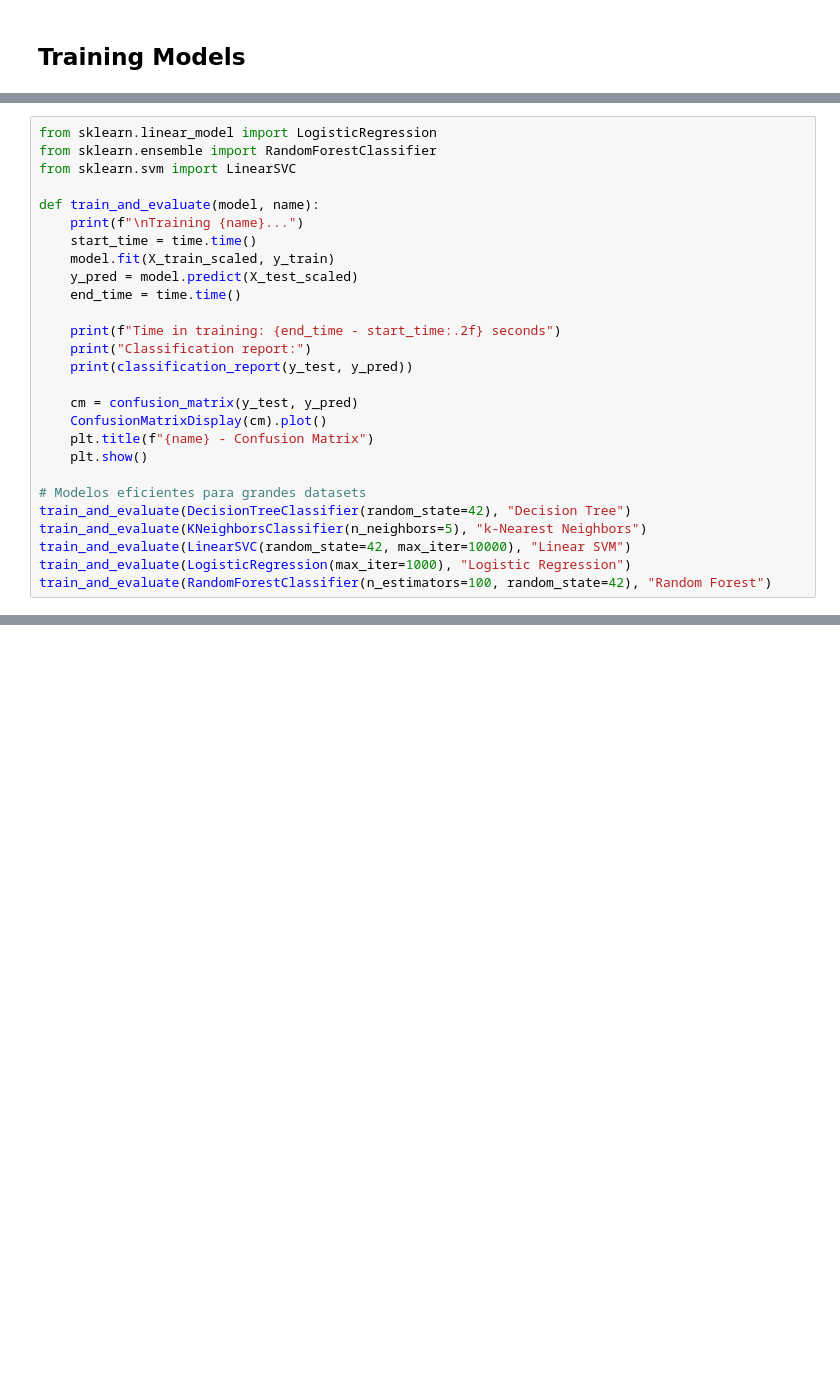
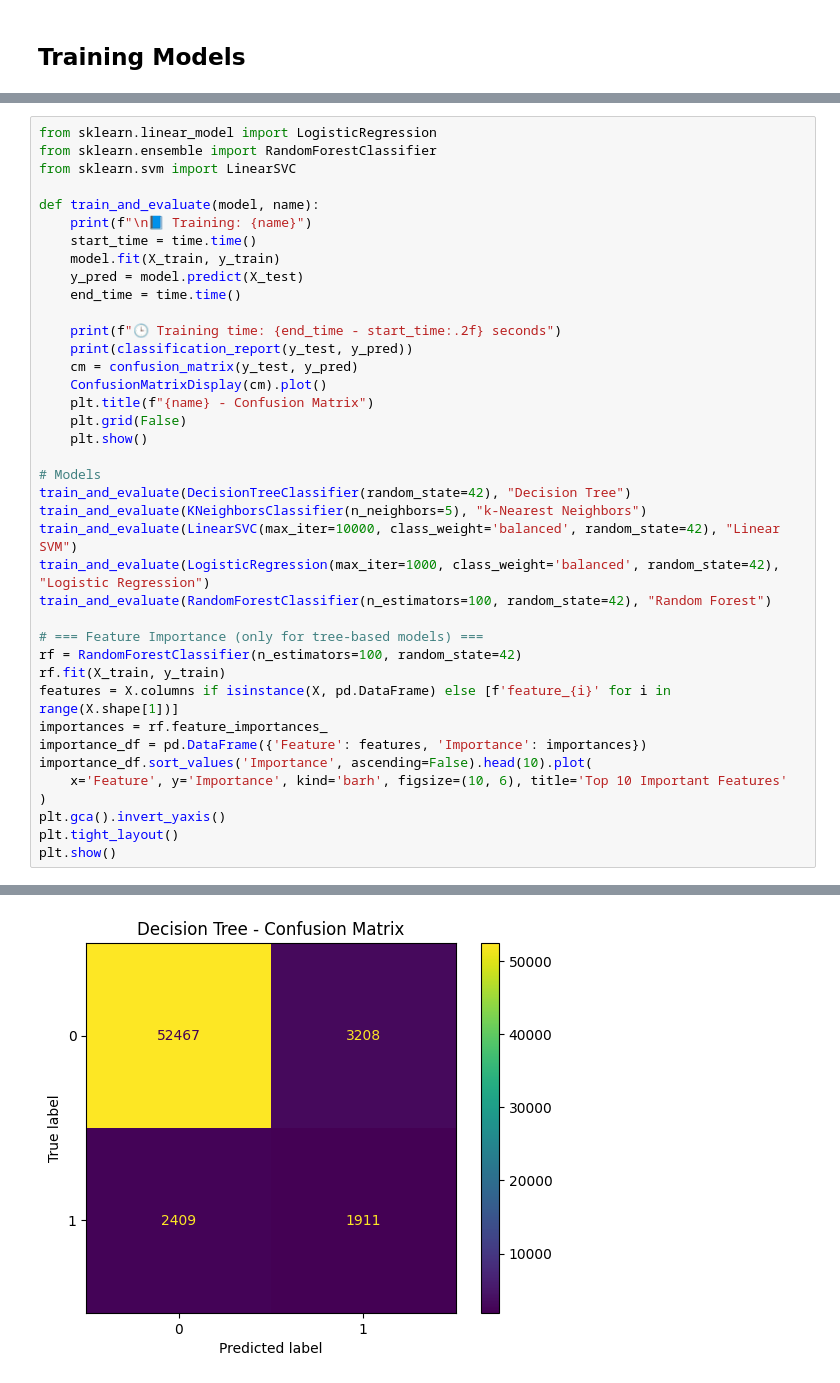
Before and after one commit to joaopcastro710/Proj_AI, a Jupyter notebook: Project 2/Proj2.ipynb, the cells around one changed output, grey strips where cells are left out. Cells and saved outputs as stored; diff of their text form; blank space fills up the shorter version.

Commit message:
Model updates

```diff
--- a/Project 2/Proj2.ipynb
+++ b/Project 2/Proj2.ipynb
@@ -730,24 +799,37 @@ from sklearn.ensemble import RandomForestClassifier
 from sklearn.svm import LinearSVC
 
 def train_and_evaluate(model, name):
-    print(f"\nTraining {name}...")
+    print(f"\n📘 Training: {name}")
     start_time = time.time()
-    model.fit(X_train_scaled, y_train)
-    y_pred = model.predict(X_test_scaled)
+    model.fit(X_train, y_train)
+    y_pred = model.predict(X_test)
     end_time = time.time()
 
-    print(f"Time in training: {end_time - start_time:.2f} seconds")
-    print("Classification report:")
+    print(f"🕒 Training time: {end_time - start_time:.2f} seconds")
     print(classification_report(y_test, y_pred))
-
     cm = confusion_matrix(y_test, y_pred)
     ConfusionMatrixDisplay(cm).plot()
     plt.title(f"{name} - Confusion Matrix")
+    plt.grid(False)
     plt.show()
 
-# Modelos eficientes para grandes datasets
+# Models
 train_and_evaluate(DecisionTreeClassifier(random_state=42), "Decision Tree")
 train_and_evaluate(KNeighborsClassifier(n_neighbors=5), "k-Nearest Neighbors")
-train_and_evaluate(LinearSVC(random_state=42, max_iter=10000), "Linear SVM")
-train_and_evaluate(LogisticRegression(max_iter=1000), "Logistic Regression")
+train_and_evaluate(LinearSVC(max_iter=10000, class_weight='balanced', random_state=42), "Linear SVM")
+train_and_evaluate(LogisticRegression(max_iter=1000, class_weight='balanced', random_state=42), "Logistic Regression")
 train_and_evaluate(RandomForestClassifier(n_estimators=100, random_state=42), "Random Forest")
+
+# === Feature Importance (only for tree-based models) ===
+rf = RandomForestClassifier(n_estimators=100, random_state=42)
+rf.fit(X_train, y_train)
+features = X.columns if isinstance(X, pd.DataFrame) else [f'feature_{i}' for i in range(X.shape[1])]
+importances = rf.feature_importances_
+importance_df = pd.DataFrame({'Feature': features, 'Importance': importances})
+importance_df.sort_values('Importance', ascending=False).head(10).plot(
+    x='Feature', y='Importance', kind='barh', figsize=(10, 6), title='Top 10 Important Features'
+)
+plt.gca().invert_yaxis()
+plt.tight_layout()
+plt.show()
+# %% [output]
@@ -753,0 +846 @@ train_and_evaluate(RandomForestClassifier(n_estimators=100, random_state=42), "R
+[figure, added]
```
Also changed, not shown: parts of 6 cells of this notebook.
